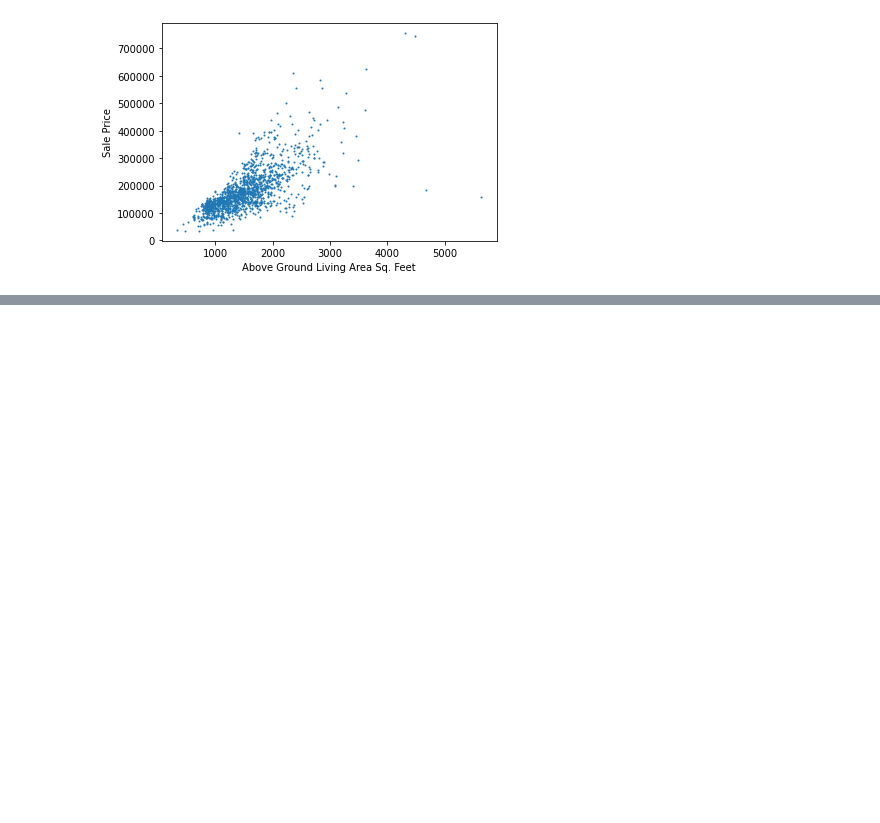
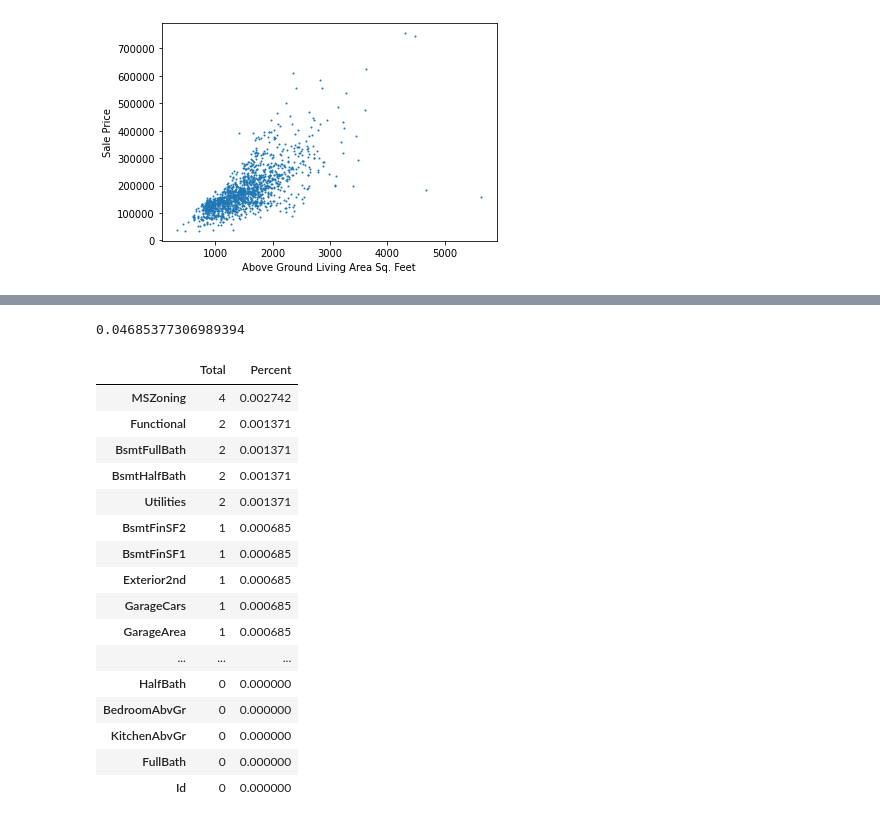
Before and after one commit to asvogel101/Predict-Home-Prices, a Jupyter notebook: Untitled.ipynb, the cells around one changed output, grey strips where cells are left out. Cells and saved outputs as stored; diff of their text form; code cells hidden in the pictures; blank space fills up the shorter version.

```diff
--- a/Untitled.ipynb
+++ b/Untitled.ipynb
@@ -84,0 +128,27 @@ sbn.heatmap(toplotheat)
+# %%
+train.corr()['BedroomAbvGr']['WoodDeckSF']
+# %% [output]
+0.04685377306989394
+# %%
+total = test.isnull().sum().sort_values(ascending=False)
+percent = (test.isnull().sum() / test.isnull().count()).sort_values(ascending=False)
+missing_data = pd.concat([total, percent], axis=1, keys=['Total', 'Percent'])
+missing_data.head(20)
+# %% [output]
+|  | Total | Percent |
+| MSZoning | 4 | 0.002742 |
+| Functional | 2 | 0.001371 |
+| BsmtFullBath | 2 | 0.001371 |
+| BsmtHalfBath | 2 | 0.001371 |
+| Utilities | 2 | 0.001371 |
+| BsmtFinSF2 | 1 | 0.000685 |
+| BsmtFinSF1 | 1 | 0.000685 |
+| Exterior2nd | 1 | 0.000685 |
+| GarageCars | 1 | 0.000685 |
+| GarageArea | 1 | 0.000685 |
+| ... | ... | ... |
+| HalfBath | 0 | 0.000000 |
+| BedroomAbvGr | 0 | 0.000000 |
+| KitchenAbvGr | 0 | 0.000000 |
+| FullBath | 0 | 0.000000 |
+| Id | 0 | 0.000000 |
```
Also changed, not shown: parts of 17 cells of this notebook, 5 other files.
